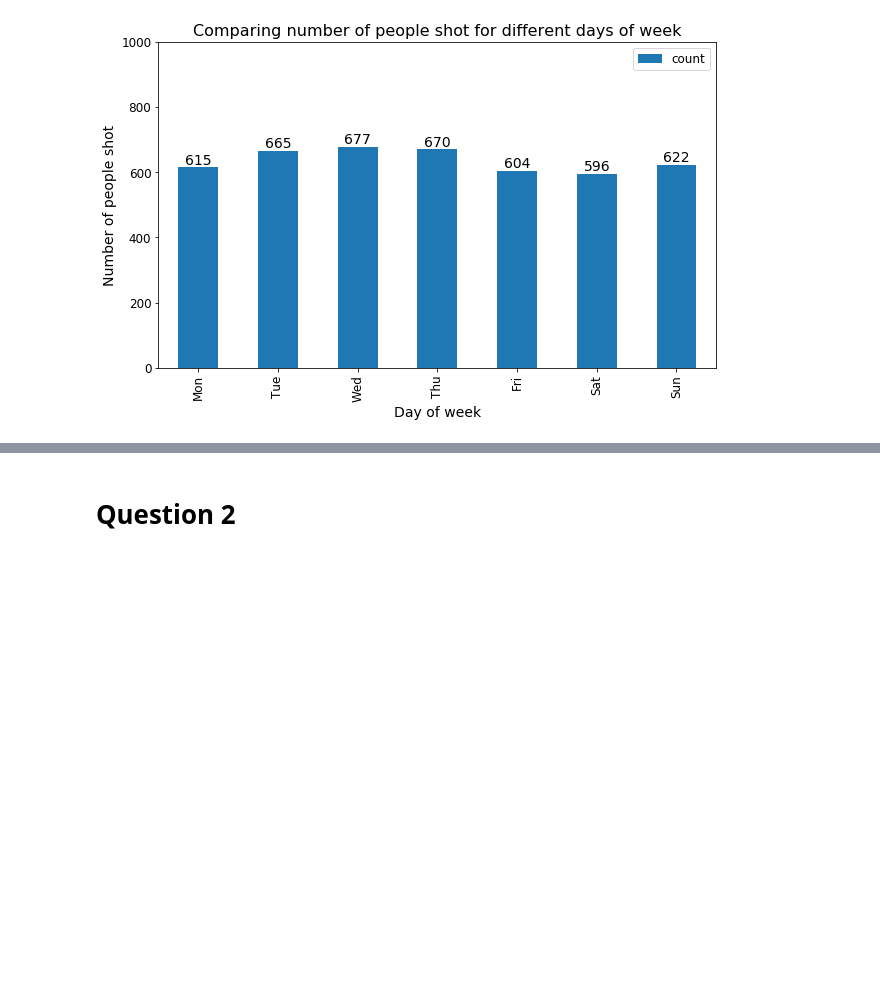
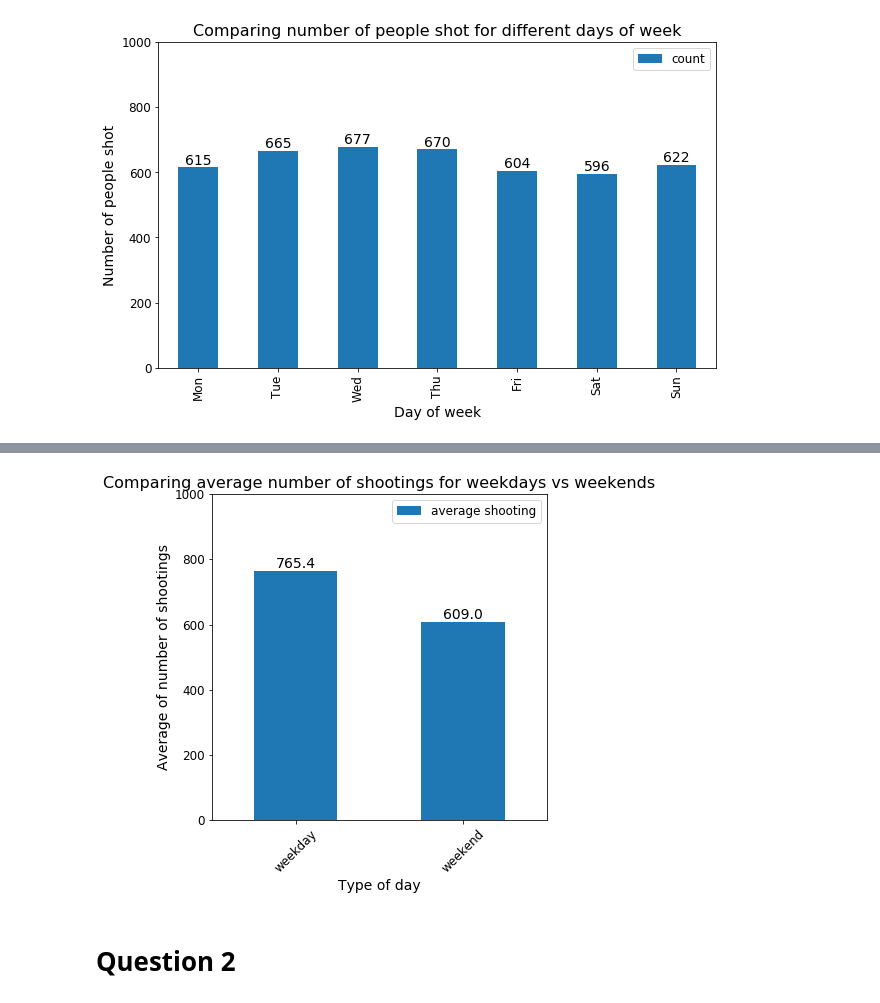
Before and after one commit to Fariddeniro/US-Shooting-Analysis, a Jupyter notebook: Project_Farid.ipynb, the cells around one changed output, grey strips where cells are left out. Saved outputs shown, nothing was run; the diff lists cells and outputs as text; code cells hidden in the pictures; blank space fills up the shorter version.

```diff
--- a/Project_Farid.ipynb
+++ b/Project_Farid.ipynb
@@ -194,3 +223,35 @@ None
+# %%
+ax = average_shooting.plot(kind='bar',figsize=(6,6))
+data_dict = average_shooting.values.tolist()
+values=[]
+for i in data_dict:
+        values.append(i[0])
+
+rects = ax.patches
+
+def autolabel(rects):
+    for rect in rects:
+        height = round(rect.get_height(),2)
+        ax.annotate('{}'.format(height),
+        xy=(rect.get_x() + rect.get_width() / 2, height+0.01),
+        xytext=(0, 0.08),  # 3 points vertical offset
+        textcoords="offset points",
+        fontsize=14,
+        ha='center', va='bottom')
+autolabel(rects)
+
+plt.xticks(fontsize=12,rotation=45)
+plt.yticks(fontsize=12)
+plt.legend(fontsize=12)
+
+
+plt.ylim(0,1000)
+plt.xlabel('Type of day',fontsize=14)
+plt.ylabel('Average of number of shootings',fontsize=14)
+plt.title('Comparing average number of shootings for weekdays vs weekends',fontsize=16)
+None
+# %% [output]
+[figure, added]
 # %% [markdown]
 # Question 2
 # %% [markdown]
```
Also changed, not shown: parts of 34 cells of this notebook.
